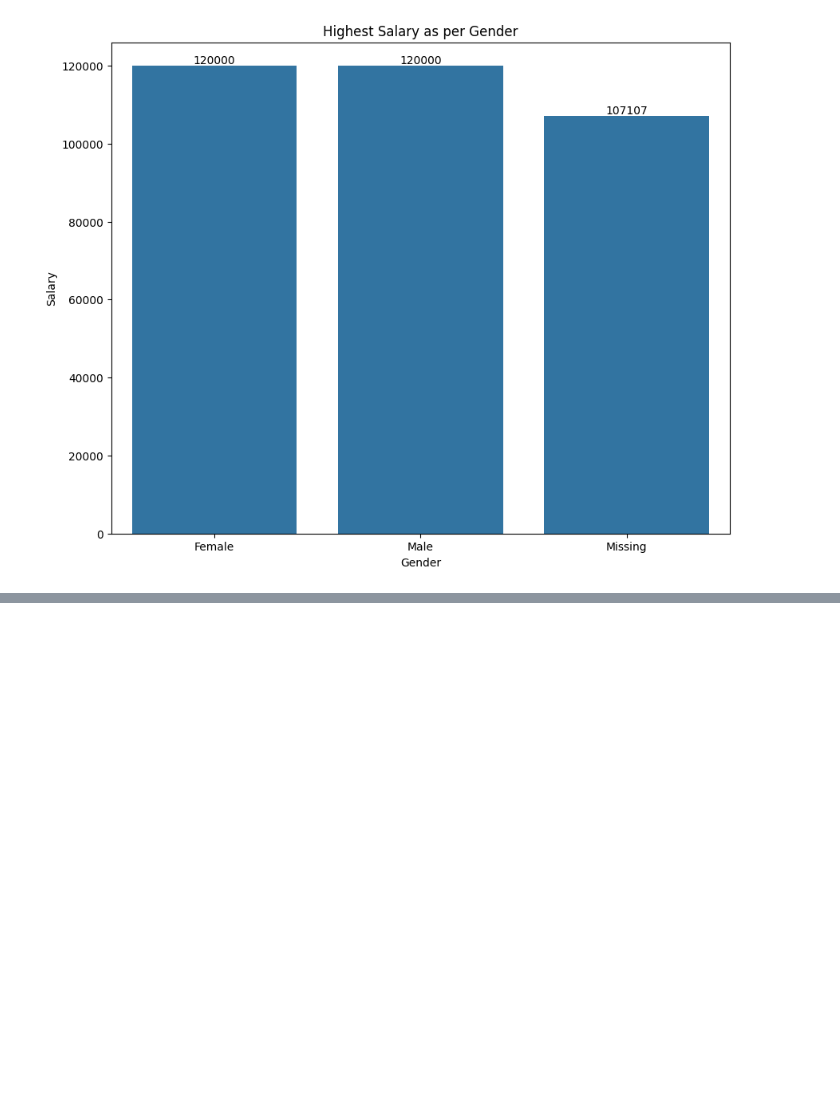
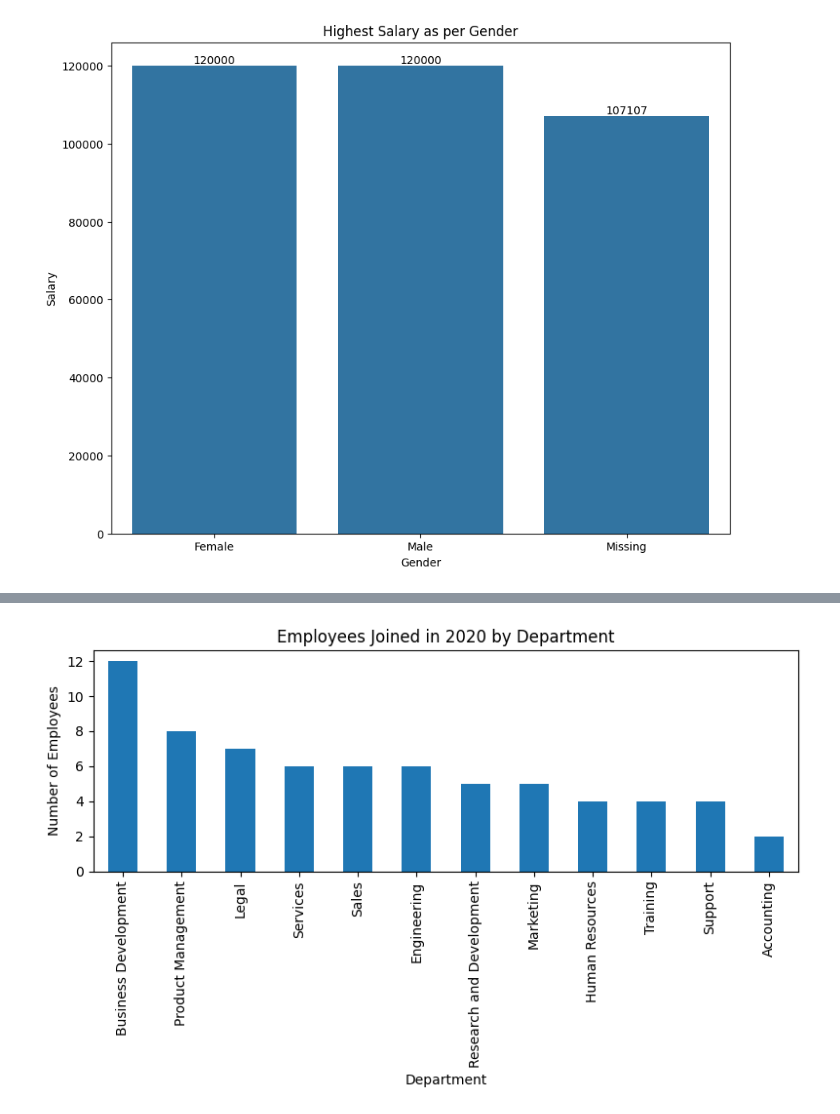
Before and after one commit to gauravvxv/Employee-Analytics-Dashboard, a Jupyter notebook: Notebook/Staff.ipynb, the cells around one changed output, grey strips where cells are left out. Cells and saved outputs as stored; diff of their text form; code cells hidden in the pictures; blank space fills up the shorter version.

```diff
--- a/Notebook/Staff.ipynb
+++ b/Notebook/Staff.ipynb
@@ -477,0 +544,4 @@ for i,bar in enumerate(ax.patches):
+# %%
+joined_2020 = df[df["Join Year"] == 2020]
+departments_2020 = joined_2020["Department"].unique()
+joined_2020["Department"].value_counts()
@@ -477,0 +564,11 @@ for i,bar in enumerate(ax.patches):
+# %%
+
+joined_2020["Department"].value_counts().plot(kind="bar", figsize=(8, 5))
+plt.title("Employees Joined in 2020 by Department")
+plt.xlabel("Department")
+plt.ylabel("Number of Employees")
+plt.xticks(rotation=90)
+plt.tight_layout()
+plt.show()
+# %% [output]
+[figure, added]
```
Also changed, not shown: parts of 6 cells of this notebook.
